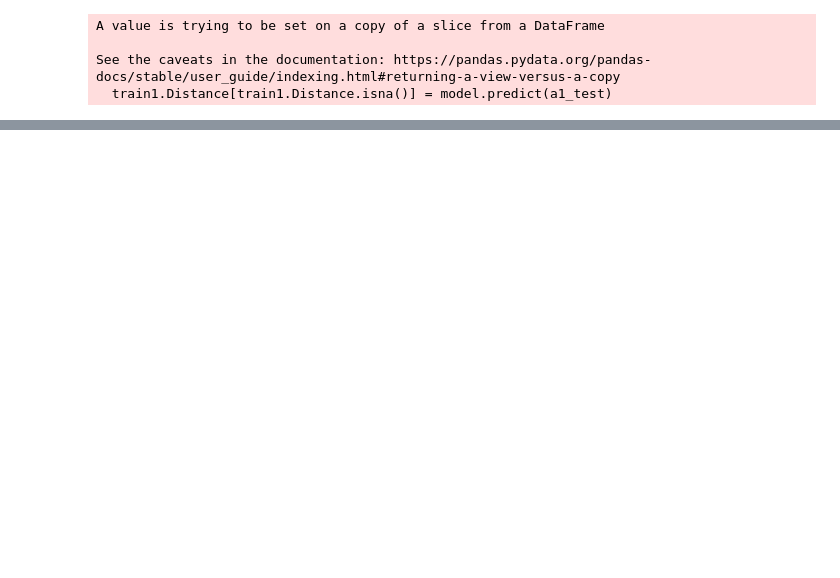
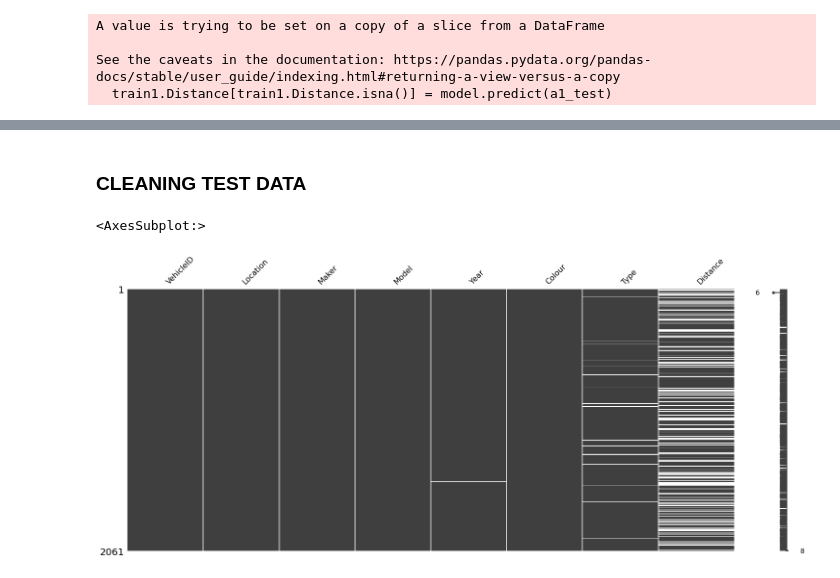
Before and after one commit to gilbertxvictor/Zindi-DSN-Car-Price-Prediction-COmpetion, a Jupyter notebook: TASK 1.IPYNB, the cells around one changed output, grey strips where cells are left out. Saved outputs shown, nothing was run; the diff lists cells and outputs as text; code cells hidden in the pictures; blank space fills up the shorter version.

```diff
--- a/TASK 1.IPYNB
+++ b/TASK 1.IPYNB
@@ -218 +223,12 @@ See the caveats in the documentation: https://pandas.pydata.org/pandas-docs/stab
+# %% [markdown]
+### CLEANING TEST DATA
+# %%
+test.Year = test.Year.str.replace(',','')
+
+
+test1 = test.copy()
+missingno.matrix(test1)
+# %% [output]
+<AxesSubplot:>
+[figure, added]
 # %%
```
Also changed, not shown: parts of 17 cells of this notebook.
